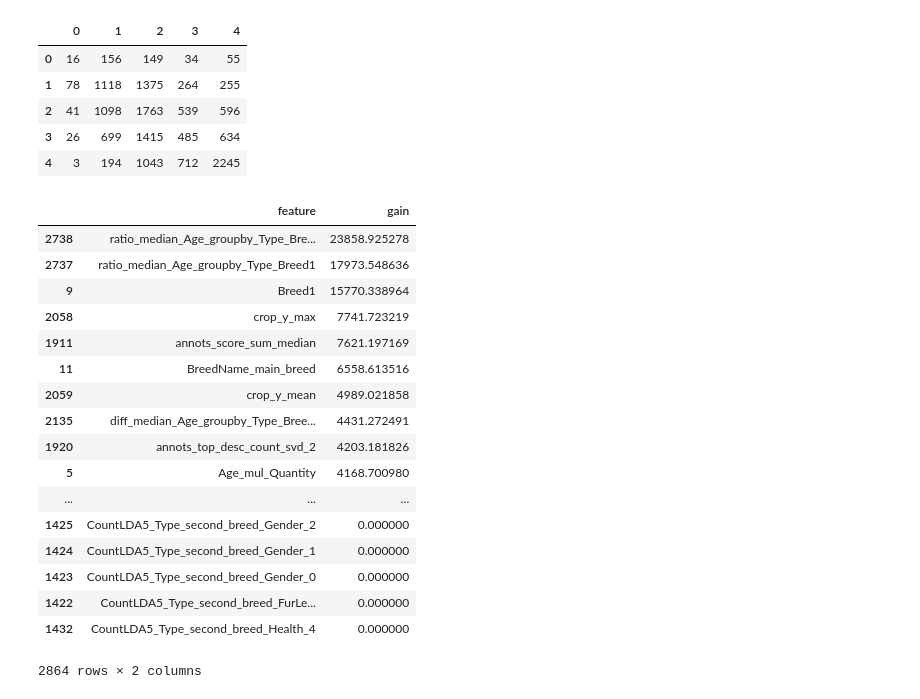
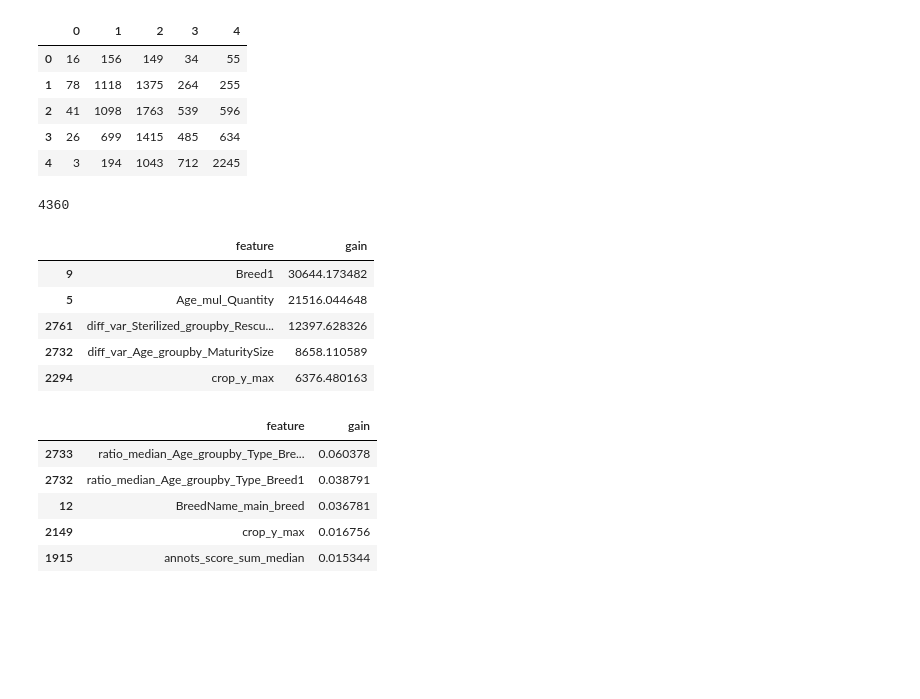
Before and after one commit to okotaku/pet_finder, a Jupyter notebook: code/notebook/train_new.ipynb, the cells around one changed output. Drawn from its saved outputs; the diff is of its cells as text; code cells hidden in the pictures; blank space fills up the shorter version.

```diff
--- a/code/notebook/train_new.ipynb
+++ b/code/notebook/train_new.ipynb
@@ -154,7 +230,7 @@ MODEL_PARAMS = {
     'bin_construct_sample_cnt': 5000,
     'cat_l2': 10,
     'verbose': -1,
-    'nthread': -1,
+    'nthread': 16,
     'seed': 777,
 }
 FIT_PARAMS = {
@@ -187,14 +263,12 @@ categorical_features = [
 ]
 numerical_features = []
 text_features = ['Name', 'Description']
-remove = ['index', 'seq_text', 'PetID', 'Name', 'Description', 'RescuerID', 'StateName', 'annots_top_desc']
+remove = ['index', 'seq_text', 'PetID', 'Name', 'Description', 'RescuerID', 'StateName', 'annots_top_desc','sentiment_text',
+          'Description_Emb', 'Description_bow', 'annots_top_desc_pick', "BreedName_y", "BreedName_x"]
 # %%
-train = feather.read_dataframe('X_train9.feather')
-n_train = len(train)
-
-df_ = feather.read_dataframe("feature/glove_mag.feather")
-train = pd.concat((train, df_[:n_train]), axis=1)
-
-df_ = feather.read_dataframe("feature/agg_var.feather")
-train = pd.concat((train, df_[:n_train]), axis=1)
-train.shape
+train = feather.read_dataframe('from_kernel/all_datav17.feather')
+#df_ = feather.read_dataframe("from_kernel/all_data.feather")[['magnitude_mean', 'document_sum_magnitude_mean', 'score_mean', 'document_sum_score_mean']]
+#train = pd.concat((train, df_), axis=1)
+test = train[len_train:]
+train = train[:len_train]
+add_cols = []
@@ -203,7 +275,15 @@ train.shape
 # %%
+%%time
 categorical_features = list(set(categorical_features) - set(remove))
-numerical_features = list(set(train.columns) - set(categorical_features + [target] + remove))
-predictors = categorical_features + numerical_features
+predictors = list(set(list(np.load("from_kernel/common_colsv17.npy"))+list(np.load("from_kernel/t_colsv17.npy"))) - set([target] + remove))
+predictors.remove("contain_dog")
+predictors = predictors + ["desc_contain_dog"]
+#predictors = [c for c in predictors if "dense" not in c]
+#predictors = predictors + add_cols
+
+categorical_features = [c for c in categorical_features if c in predictors]
+print(len(predictors))
+#predictors = [c for c in predictors if "densenet121" not in c and "inception" not in c and "gnvec" not in c and "glove" not in c]
 train = train.loc[:, ~train.columns.duplicated()]
 
 X = train.loc[:, predictors]
@@ -214,10 +294,12 @@ feature_importances = pd.DataFrame()
 y_pred = np.empty(len_train,)
 y_test = []
 
-cv = StratifiedKFold(n_splits=n_splits, shuffle=True, random_state=1337)
-for fold_id, (train_index, valid_index) in enumerate(cv.split(range(len(X)), y)):
+#cv = StratifiedKFold(n_splits=n_splits, shuffle=True, random_state=1337)
+#for fold_id, (train_index, valid_index) in enumerate(cv.split(range(len(X)), y)):
 #cv = GroupKFold(n_splits=n_splits)
 #for fold_id, (train_index, valid_index) in enumerate(cv.split(range(len(X)), y=None, groups=rescuer_id)):
+cv = StratifiedGroupKFold(n_splits=n_splits)
+for fold_id, (train_index, valid_index) in enumerate(cv.split(range(len(X)), y=y, groups=rescuer_id)):
     X_train = X.loc[train_index, :]
     X_valid = X.loc[valid_index, :]
     y_train = y[train_index]
@@ -226,6 +308,7 @@ for fold_id, (train_index, valid_index) in enumerate(cv.split(range(len(X)), y))
     y_pred_valid, importances = run_model(X_train, y_train, X_valid, y_valid,
                      categorical_features, numerical_features,
                      predictors, maxvalue_dict, fold_id)
+    y_pred_valid = rankdata(y_pred_valid)/len(y_pred_valid)
     y_pred[valid_index] = y_pred_valid.ravel()
 
     feature_importances = pd.concat([feature_importances, importances], axis=0, sort=False)
@@ -273,24 +369,14 @@ pd.DataFrame(confusion_matrix(y, y_pred_opt))
 # %%
 importance_type="gain"
 mean_gain = feature_importances[[importance_type, 'feature']].groupby('feature').mean().reset_index()
 data = mean_gain.sort_values(importance_type, ascending=False)
-data
+print(len(data))
+data.head()
 # %% [output]
+4360
 |  | feature | gain |
-| 2738 | ratio_median_Age_groupby_Type_Bre... | 23858.925278 |
-| 2737 | ratio_median_Age_groupby_Type_Breed1 | 17973.548636 |
-| 9 | Breed1 | 15770.338964 |
-| 2058 | crop_y_max | 7741.723219 |
-| 1911 | annots_score_sum_median | 7621.197169 |
-| 11 | BreedName_main_breed | 6558.613516 |
-| 2059 | crop_y_mean | 4989.021858 |
-| 2135 | diff_median_Age_groupby_Type_Bree... | 4431.272491 |
-| 1920 | annots_top_desc_count_svd_2 | 4203.181826 |
-| 5 | Age_mul_Quantity | 4168.700980 |
-| ... | ... | ... |
-| 1425 | CountLDA5_Type_second_breed_Gender_2 | 0.000000 |
-| 1424 | CountLDA5_Type_second_breed_Gender_1 | 0.000000 |
-| 1423 | CountLDA5_Type_second_breed_Gender_0 | 0.000000 |
-| 1422 | CountLDA5_Type_second_breed_FurLe... | 0.000000 |
-| 1432 | CountLDA5_Type_second_breed_Health_4 | 0.000000 |
+| 9 | Breed1 | 30644.173482 |
+| 5 | Age_mul_Quantity | 21516.044648 |
+| 2761 | diff_var_Sterilized_groupby_Rescu... | 12397.628326 |
+| 2732 | diff_var_Age_groupby_MaturitySize | 8658.110589 |
+| 2294 | crop_y_max | 6376.480163 |
-2864 rows × 2 columns
@@ -296,0 +385,10 @@ data
+# %%
+data["gain"] = data["gain"] / data["gain"].sum()
+data.head()
+# %% [output]
+|  | feature | gain |
+| 2733 | ratio_median_Age_groupby_Type_Bre... | 0.060378 |
+| 2732 | ratio_median_Age_groupby_Type_Breed1 | 0.038791 |
+| 12 | BreedName_main_breed | 0.036781 |
+| 2149 | crop_y_max | 0.016756 |
+| 1915 | annots_score_sum_median | 0.015344 |
```
Also changed, not shown: parts of 18 cells of this notebook, 19 other files.
